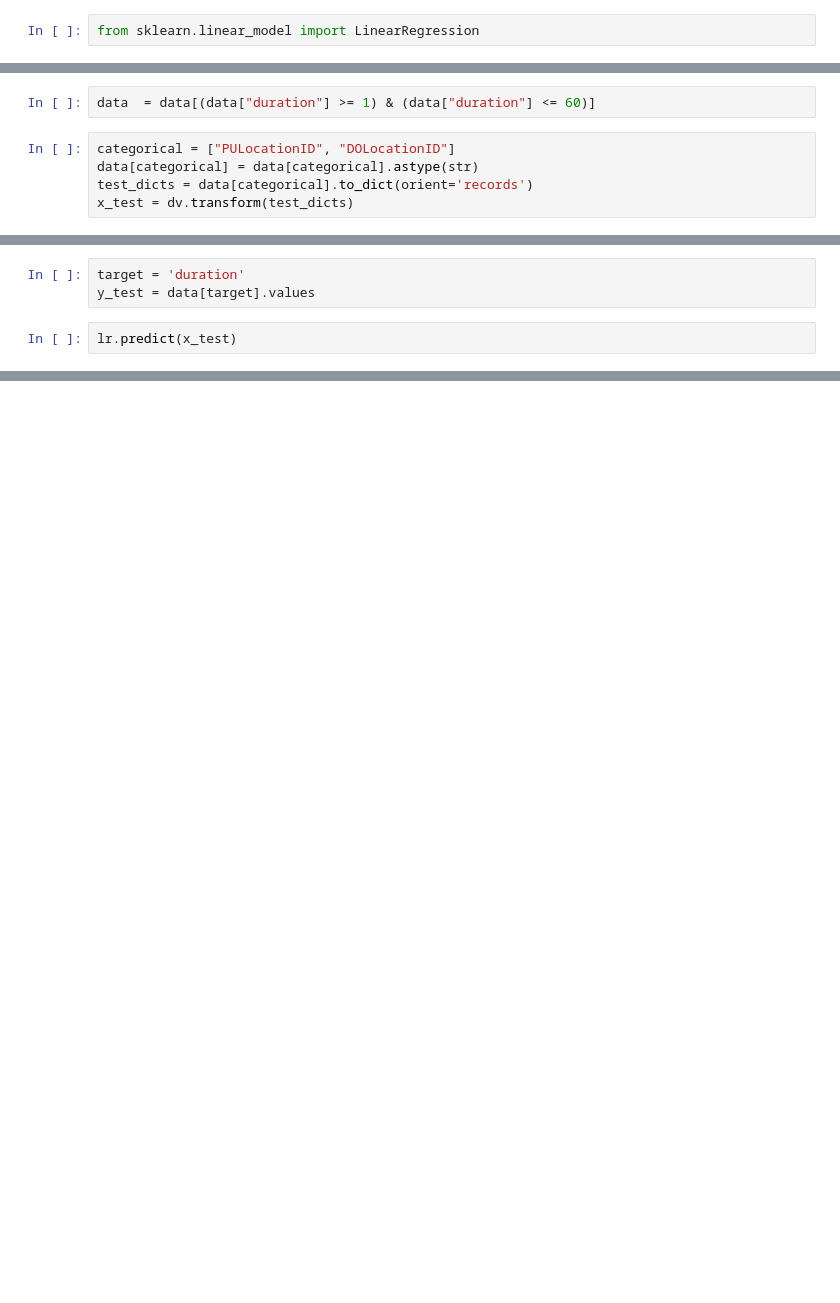
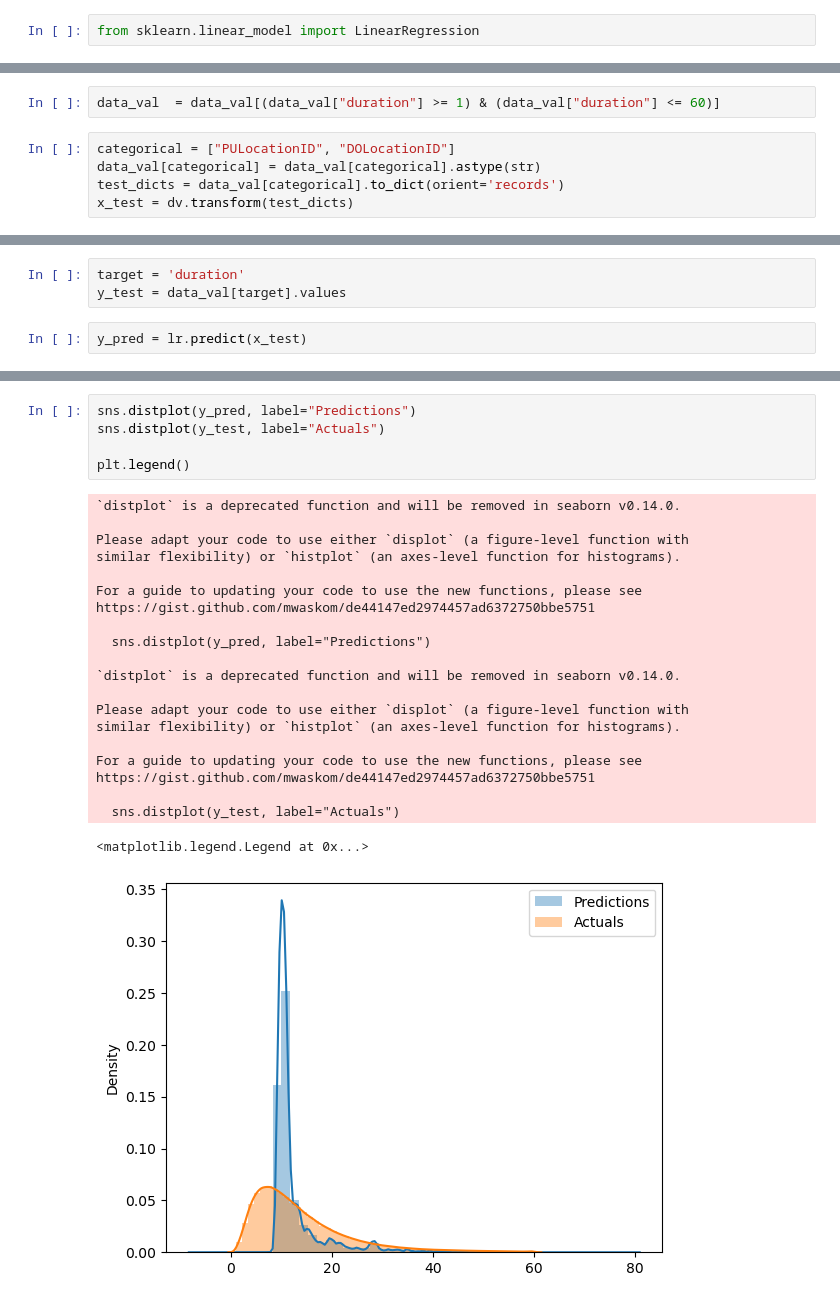
Before and after one commit to umar-faroooq/mlops-codes, a Jupyter notebook: Homework-Mlops-1st.ipynb, the cells around one changed output, grey strips where cells are left out. Saved outputs shown, nothing was run; the diff lists cells and outputs as text; blank space fills up the shorter version.

```diff
--- a/Homework-Mlops-1st.ipynb
+++ b/Homework-Mlops-1st.ipynb
@@ -222,7 +102,7 @@ data["duration"] = data["duration"].apply(lambda td: td.total_seconds()/60)
 # %%
-data  = data[(data["duration"] >= 1) & (data["duration"] <= 60)]
+data_val  = data_val[(data_val["duration"] >= 1) & (data_val["duration"] <= 60)]
 # %%
 categorical = ["PULocationID", "DOLocationID"]
-data[categorical] = data[categorical].astype(str)
-test_dicts = data[categorical].to_dict(orient='records')
+data_val[categorical] = data_val[categorical].astype(str)
+test_dicts = data_val[categorical].to_dict(orient='records')
 x_test = dv.transform(test_dicts)
@@ -239,5 +113,5 @@ print(len(dv.feature_names_))
 # %%
 target = 'duration'
-y_test = data[target].values
+y_test = data_val[target].values
 # %%
-lr.predict(x_test)
+y_pred = lr.predict(x_test)
@@ -245,0 +125,27 @@ ValueError: X has 514 features, but LinearRegression is expecting 515 features a
+# %%
+sns.distplot(y_pred, label="Predictions")
+sns.distplot(y_test, label="Actuals")
+
+plt.legend()
+# %% [output]
+`distplot` is a deprecated function and will be removed in seaborn v0.14.0.
+
+Please adapt your code to use either `displot` (a figure-level function with
+similar flexibility) or `histplot` (an axes-level function for histograms).
+
+For a guide to updating your code to use the new functions, please see
+https://gist.github.com/mwaskom/de44147ed2974457ad6372750bbe5751
+
+  sns.distplot(y_pred, label="Predictions")
+
+`distplot` is a deprecated function and will be removed in seaborn v0.14.0.
+
+Please adapt your code to use either `displot` (a figure-level function with
+similar flexibility) or `histplot` (an axes-level function for histograms).
+
+For a guide to updating your code to use the new functions, please see
+https://gist.github.com/mwaskom/de44147ed2974457ad6372750bbe5751
+
+  sns.distplot(y_test, label="Actuals")
+<matplotlib.legend.Legend at 0x...>
+[figure, added]
```
Also changed, not shown: parts of 27 cells of this notebook.
